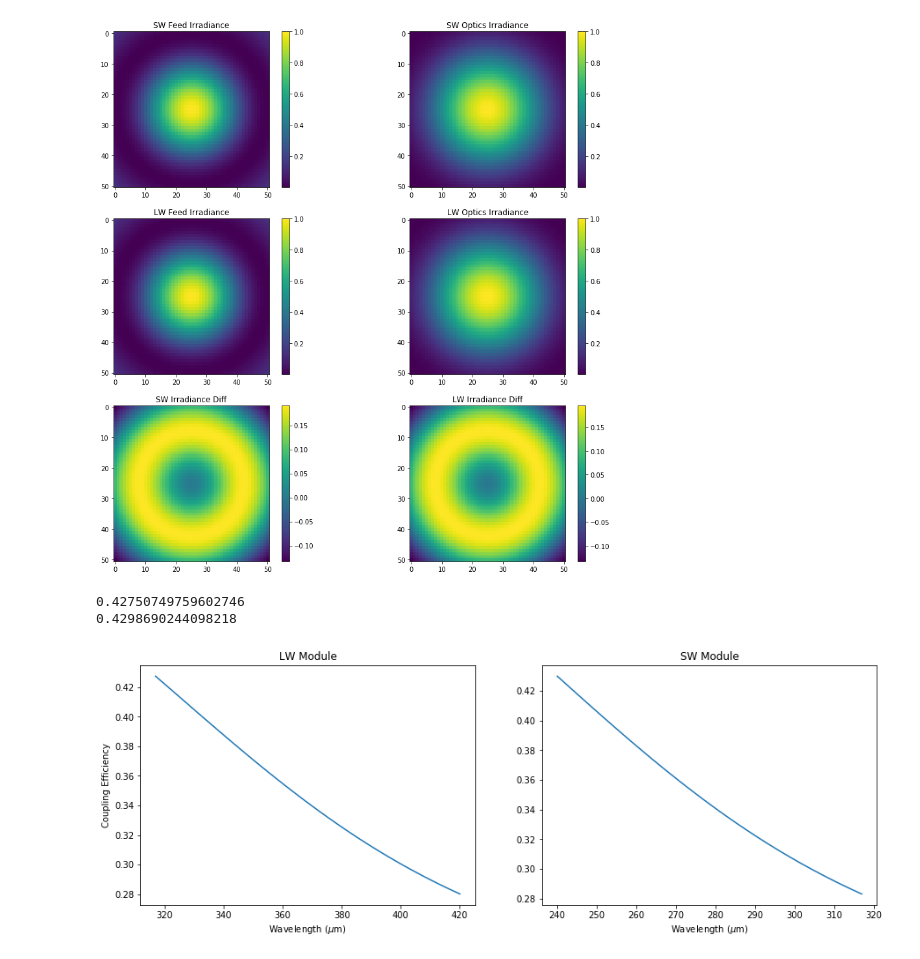
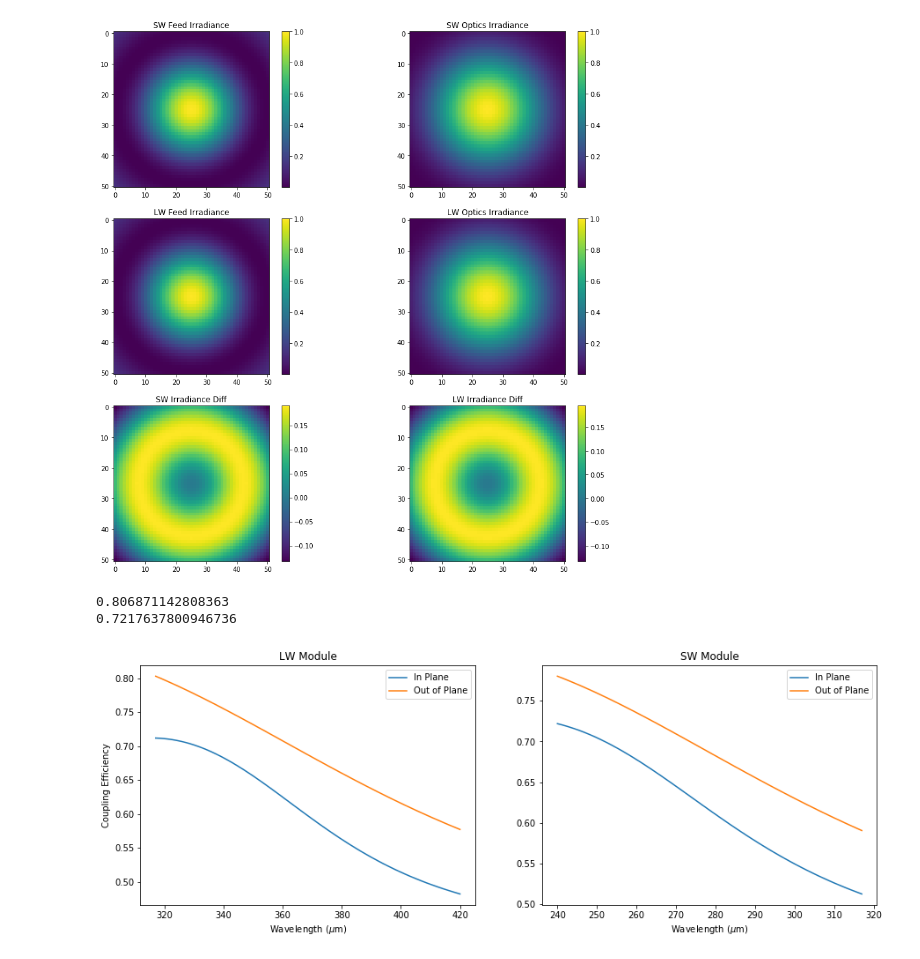
Before and after one commit to tim-balloon/tim-inst_modl, a Jupyter notebook: optics_analysis/Feed Horn F# Mismatch Calc.ipynb, the cells around one changed output. Cells and saved outputs as stored; diff of their text form; code cells hidden in the pictures.

Commit message:
Add files via upload
Fixed an error in the coupling integral. Added data for the In Plane grating and renamed the data for the Out of Plane. Included both in the F/# mismatch analysis.

```diff
--- a/optics_analysis/Feed Horn F# Mismatch Calc.ipynb
+++ b/optics_analysis/Feed Horn F# Mismatch Calc.ipynb
@@ -101,7 +132,7 @@ ax_LW_S.plot(wavs_LW,poly.polyval(wavs_LW, LW_S_coeffs));
 # %%
 # Multiply fields, compute irradiance, compute power, normalize by power in corrugated feed field.
-norm_power_SW = np.empty(numWavs)
-norm_power_LW = np.empty(numWavs)
+coupling_SW = {'InPlane': np.empty(numWavs), 'OutPlane': np.empty(numWavs)}
+coupling_LW = {'InPlane': np.empty(numWavs), 'OutPlane': np.empty(numWavs)}
 fig, ((ax_SW_feed, ax_SW_optics), (ax_LW_feed, ax_LW_optics), (ax_SW_diff, ax_LW_diff)) = plt.subplots(3,2,figsize=(15,15))
 ax_SW_feed.set_title('SW Feed Irradiance')
 ax_SW_optics.set_title('SW Optics Irradiance')
@@ -111,11 +142,20 @@ ax_LW_optics.set_title('LW Optics Irradiance')
 ax_LW_diff.set_title('LW Irradiance Diff')
 
 for w in range(numWavs):
+    # Convert wavelength from microns to mm.
     feed_field = corrugated_feed_field(r,a,R,wavs_SW[w]/1000)
-    optics_field = elliptical_diffract_field(X_ap,Y_ap,f,wavs_SW[w]/1000,a_SW[w],b_SW[w])
-    power = np.sum(np.sum(feed_field*optics_field*np.conj(feed_field*optics_field)))
-    norm_power_SW[w] = power.real/(np.sum(np.sum((optics_field*np.conj(optics_field))))).real
+    optics_field = elliptical_diffract_field(X_ap,Y_ap,f,wavs_SW[w]/1000,a_SW_InPlane[w],b_SW_InPlane[w])
+    coupling = np.sum(np.sum(optics_field*np.conj(feed_field)))/np.sqrt(np.sum(np.sum((optics_field*np.conj(optics_field))))
+                                                                        *np.sum(np.sum((feed_field*np.conj(feed_field)))))
+    coupling_SW['InPlane'][w] = (coupling*np.conj(coupling)).real
 
+    # No need to recompute the feed field.
+    optics_field = elliptical_diffract_field(X_ap,Y_ap,f,wavs_SW[w]/1000,a_SW_OutPlane[w],b_SW_OutPlane[w])
+    coupling = np.sum(np.sum(optics_field*np.conj(feed_field)))/np.sqrt(np.sum(np.sum((optics_field*np.conj(optics_field))))
+                                                                        *np.sum(np.sum((feed_field*np.conj(feed_field)))))
+    coupling_SW['OutPlane'][w] = (coupling*np.conj(coupling)).real
+
+    # Just plot one of the images to check.
     if w == 0:
         im = ax_SW_feed.imshow((feed_field*np.conj(feed_field)).real)
         fig.colorbar(im, ax=ax_SW_feed)
@@ -127,9 +167,15 @@ for w in range(numWavs):
 
     # Recompute for the LW module.
     feed_field = corrugated_feed_field(r,a,R,wavs_LW[w]/1000)
-    optics_field = elliptical_diffract_field(X_ap,Y_ap,f,wavs_LW[w]/1000,a_LW[w],b_LW[w])
-    power = np.sum(np.sum(feed_field*optics_field*np.conj(feed_field*optics_field)))
-    norm_power_LW[w] = power.real/(np.sum(np.sum((optics_field*np.conj(optics_field))))).real
+    optics_field = elliptical_diffract_field(X_ap,Y_ap,f,wavs_LW[w]/1000,a_LW_InPlane[w],b_LW_InPlane[w])
+    coupling = np.sum(np.sum(optics_field*np.conj(feed_field)))/np.sqrt(np.sum(np.sum((optics_field*np.conj(optics_field))))
+                                                                        *np.sum(np.sum((feed_field*np.conj(feed_field)))))
+    coupling_LW['InPlane'][w] = (coupling*np.conj(coupling)).real
+
+    optics_field = elliptical_diffract_field(X_ap,Y_ap,f,wavs_LW[w]/1000,a_LW_OutPlane[w],b_LW_OutPlane[w])
+    coupling = np.sum(np.sum(optics_field*np.conj(feed_field)))/np.sqrt(np.sum(np.sum((optics_field*np.conj(optics_field))))
+                                                                        *np.sum(np.sum((feed_field*np.conj(feed_field)))))
+    coupling_LW['OutPlane'][w] = (coupling*np.conj(coupling)).real
 
     if w == 0:
         im = ax_LW_feed.imshow((feed_field*np.conj(feed_field)).real)
@@ -142,22 +188,27 @@ for w in range(numWavs):
 # %% [output]
 [figure]
 # %%
-print(norm_power_LW[0])
-print(norm_power_SW[0])
+print(coupling_LW['InPlane'][0])
+print(coupling_SW['InPlane'][0])
 # %% [output]
-0.42750749759602746
-0.4298690244098218
+0.806871142808363
+0.7217637800946736
 # %%
 fig, (ax_LW, ax_SW) = plt.subplots(1,2,figsize=(15,5))
-ax_LW.plot(wavs_LW, norm_power_LW)
-ax_SW.plot(wavs_SW, norm_power_SW)
+ax_LW.plot(wavs_LW, coupling_LW['InPlane'], **{'label': 'In Plane'})
+ax_SW.plot(wavs_SW, coupling_SW['InPlane'], **{'label': 'In Plane'})
+ax_LW.plot(wavs_LW, coupling_LW['OutPlane'], **{'label': 'Out of Plane'})
+ax_SW.plot(wavs_SW, coupling_SW['OutPlane'], **{'label': 'Out of Plane'})
 
 ax_LW.set_xlabel(r'Wavelength ($\mu$m)')
 ax_SW.set_xlabel(r'Wavelength ($\mu$m)')
 
 ax_LW.set_ylabel('Coupling Efficiency')
 
 ax_LW.set_title('LW Module')
-ax_SW.set_title('SW Module');
+ax_SW.set_title('SW Module')
+
+ax_LW.legend();
+ax_SW.legend();
 # %% [output]
-[figure, old version]
+[figure, new version]
```
Also changed, not shown: parts of 4 cells of this notebook, 2 other files.
